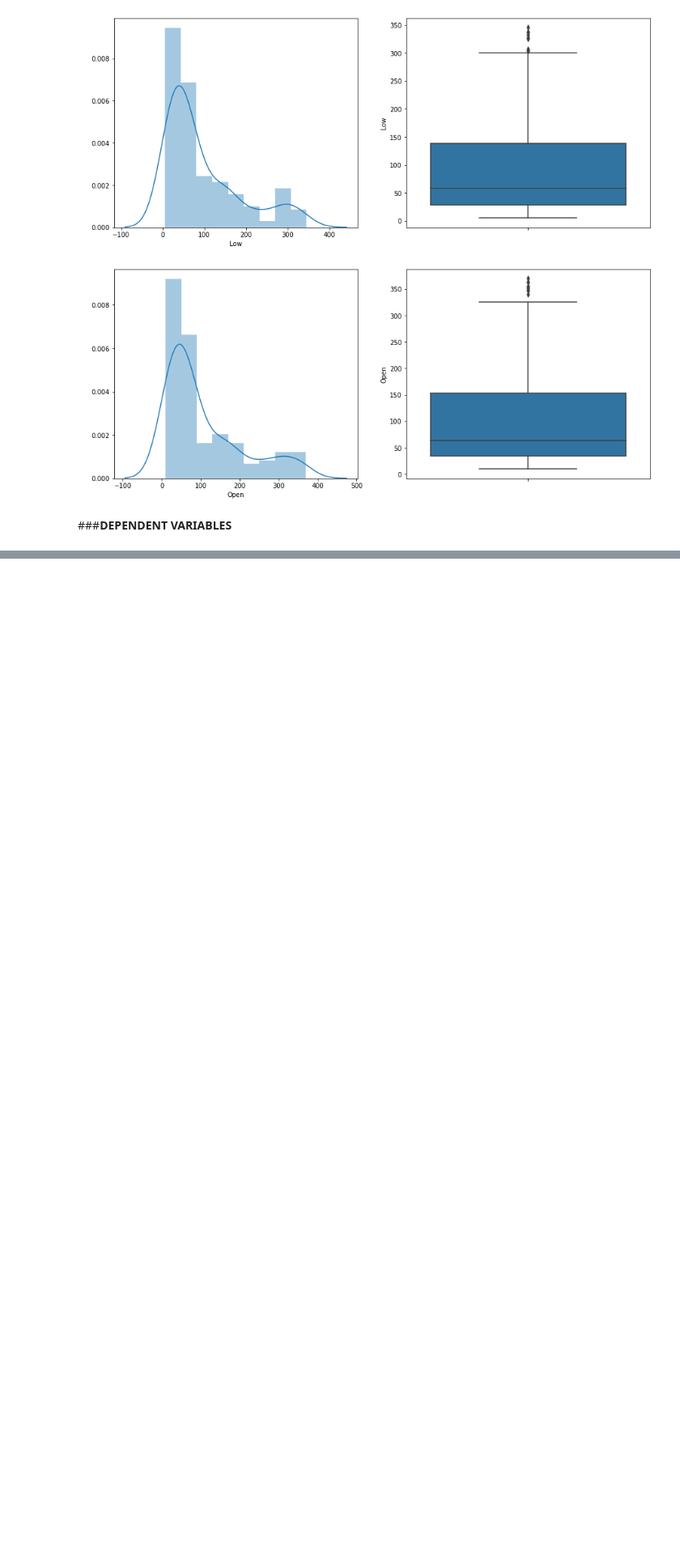
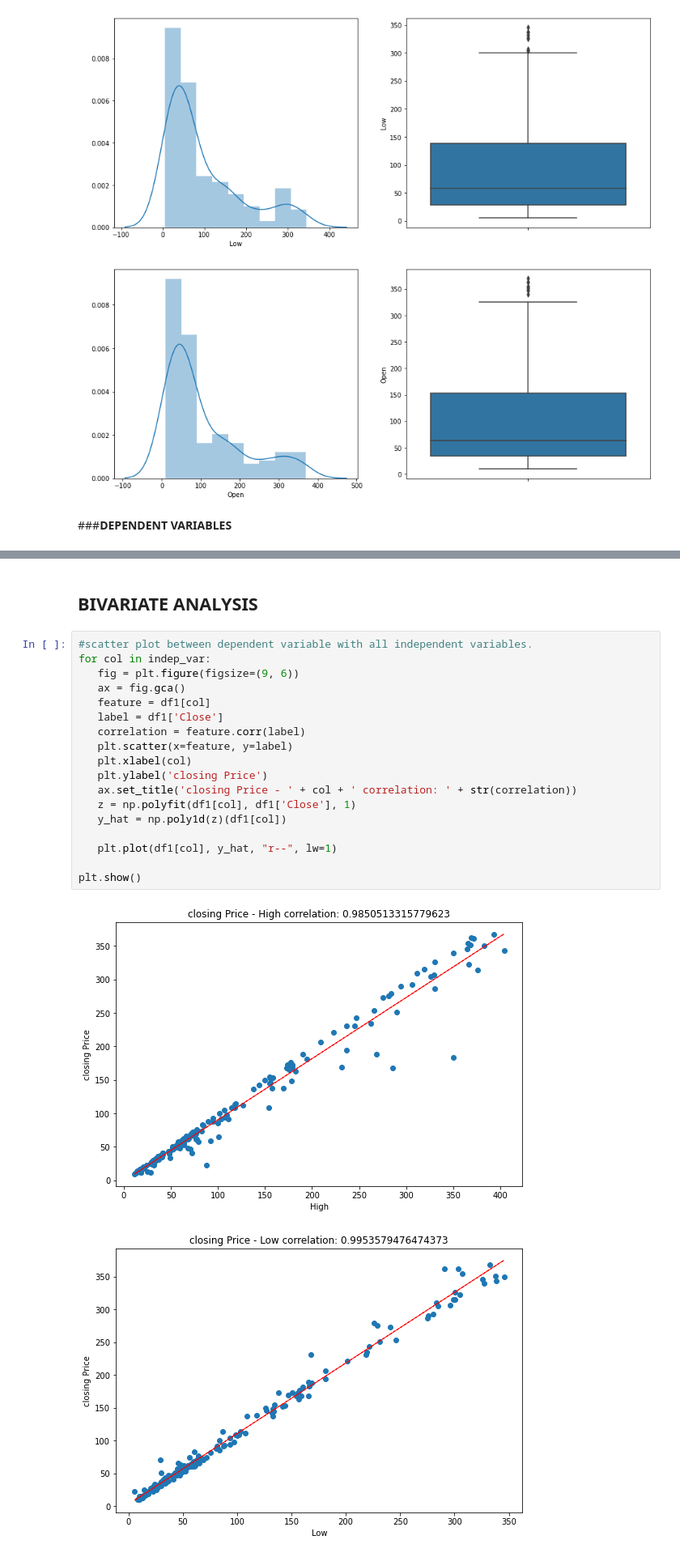
Before and after one commit to Kanika211/Yes_Bank_Stock_Closing_price, a Jupyter notebook: YES_Bank_Stock_Closing_Price.ipynb, the cells around one changed output, grey strips where cells are left out. Shown at 81% size. Cells and saved outputs as stored; diff of their text form; blank space fills up the shorter version.

```diff
--- a/YES_Bank_Stock_Closing_Price.ipynb
+++ b/YES_Bank_Stock_Closing_Price.ipynb
@@ -178 +170,24 @@ Text(0, 0.5, 'Open')
 [figure]
+# %% [markdown]
+## <b>BIVARIATE ANALYSIS</b>
+# %%
+#scatter plot between dependent variable with all independent variables.
+for col in indep_var:
+   fig = plt.figure(figsize=(9, 6))
+   ax = fig.gca()
+   feature = df1[col]
+   label = df1['Close']
+   correlation = feature.corr(label)
+   plt.scatter(x=feature, y=label)
+   plt.xlabel(col)
+   plt.ylabel('closing Price')
+   ax.set_title('closing Price - ' + col + ' correlation: ' + str(correlation))
+   z = np.polyfit(df1[col], df1['Close'], 1)
+   y_hat = np.poly1d(z)(df1[col])
+
+   plt.plot(df1[col], y_hat, "r--", lw=1)
+
+plt.show()
+# %% [output]
+[figure, added]
+[figure, added]
```
Also changed, not shown: parts of 15 cells of this notebook.
